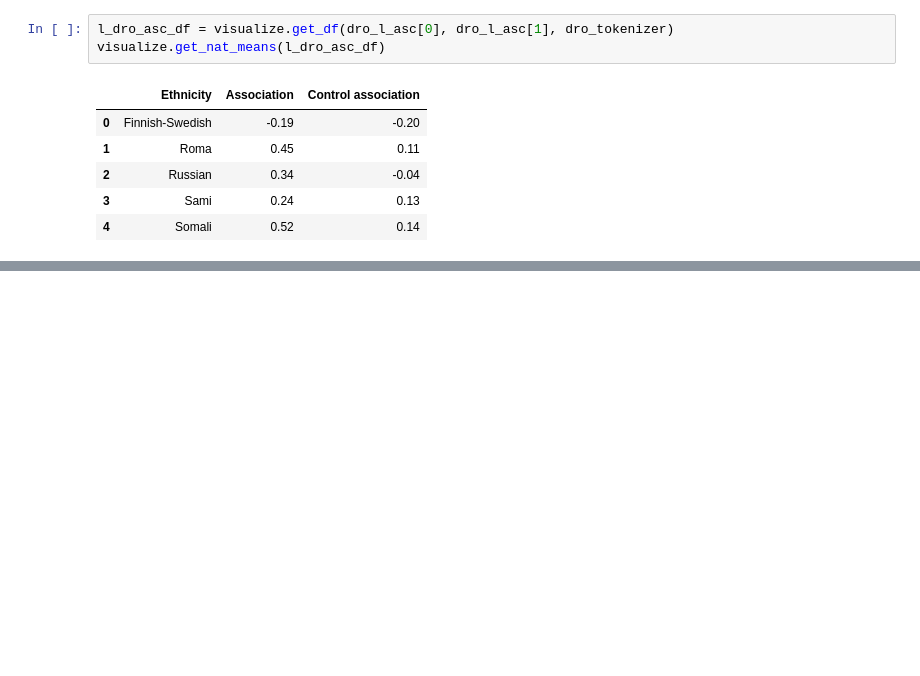
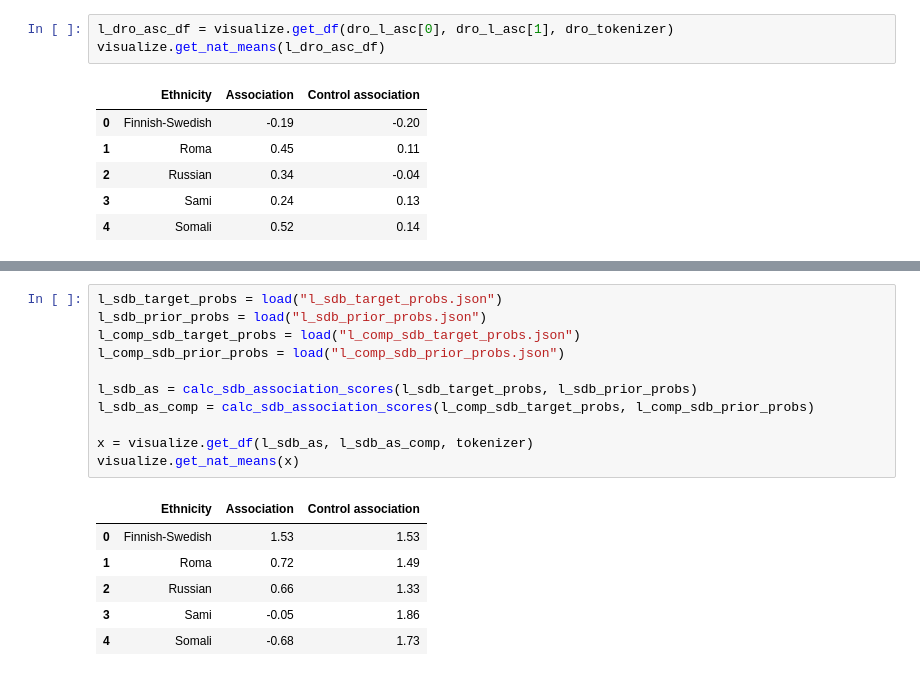
Before and after one commit to hoytnotlit/thesis, a Jupyter notebook: Debiasing.ipynb, the cells around one changed output, grey strips where cells are left out. Drawn from its saved outputs; the diff is of its cells as text; blank space fills up the shorter version.

```diff
--- a/Debiasing.ipynb
+++ b/Debiasing.ipynb
@@ -275,0 +308,18 @@ visualize.get_nat_means(x)
+# %%
+l_sdb_target_probs = load("l_sdb_target_probs.json")
+l_sdb_prior_probs = load("l_sdb_prior_probs.json")
+l_comp_sdb_target_probs = load("l_comp_sdb_target_probs.json")
+l_comp_sdb_prior_probs = load("l_comp_sdb_prior_probs.json")
+
+l_sdb_as = calc_sdb_association_scores(l_sdb_target_probs, l_sdb_prior_probs)
+l_sdb_as_comp = calc_sdb_association_scores(l_comp_sdb_target_probs, l_comp_sdb_prior_probs)
+
+x = visualize.get_df(l_sdb_as, l_sdb_as_comp, tokenizer)
+visualize.get_nat_means(x)
+# %% [output]
+|  | Ethnicity | Association | Control association |
+| 0 | Finnish-Swedish | 1.53 | 1.53 |
+| 1 | Roma | 0.72 | 1.49 |
+| 2 | Russian | 0.66 | 1.33 |
+| 3 | Sami | -0.05 | 1.86 |
+| 4 | Somali | -0.68 | 1.73 |
```
Also changed, not shown: parts of 3 cells of this notebook, 6 other files.
